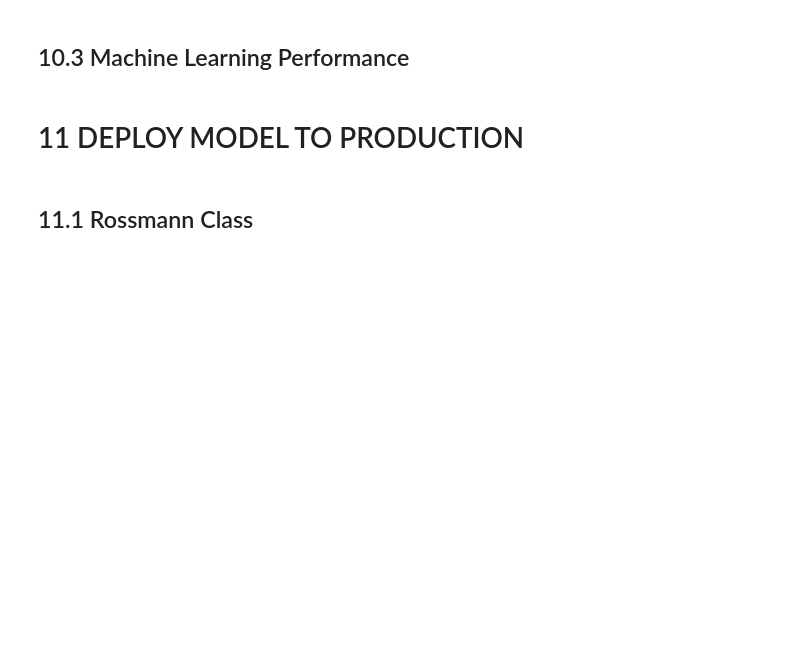
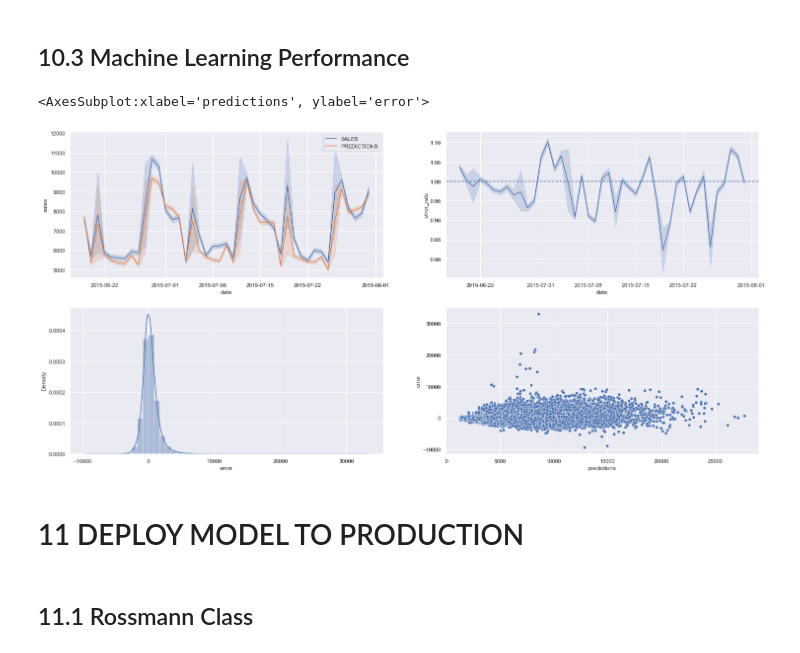
Before and after one commit to rafael-asousa/Sales-Prediction, a Jupyter notebook: notebook/Notebook-Sales-Prediction.ipynb, the cells around one changed output. Cells and saved outputs as stored; diff of their text form; code cells hidden in the pictures; blank space fills up the shorter version.

```diff
--- a/notebook/Notebook-Sales-Prediction.ipynb
+++ b/notebook/Notebook-Sales-Prediction.ipynb
@@ -1104,5 +1168,25 @@ final_param={'n_estimators': 3000,
 # %% [markdown]
 ## 10.3 Machine Learning Performance
+# %%
+df10['error'] = df10['sales'] - df10['predictions']
+df10['error_rate'] = df10['predictions'] / df10['sales']
+# %%
+plt.subplot( 2, 2, 1 )
+sns.lineplot( x='date', y='sales', data=df10, label='SALES' )
+sns.lineplot( x='date', y='predictions', data=df10, label='PREDICTIONS' )
+
+plt.subplot( 2, 2, 2 )
+sns.lineplot( x='date', y='error_rate', data=df10 )
+plt.axhline( 1, linestyle='--')
+
+plt.subplot( 2, 2, 3 )
+sns.distplot( df10['error'] )
+
+plt.subplot( 2, 2, 4 )
+sns.scatterplot( df10['predictions'], df10['error'] )
+# %% [output]
+<AxesSubplot:xlabel='predictions', ylabel='error'>
+[figure, added]
 # %% [markdown]
 # 11 DEPLOY MODEL TO PRODUCTION
 # %% [markdown]
```
Also changed, not shown: parts of 9 cells of this notebook.
